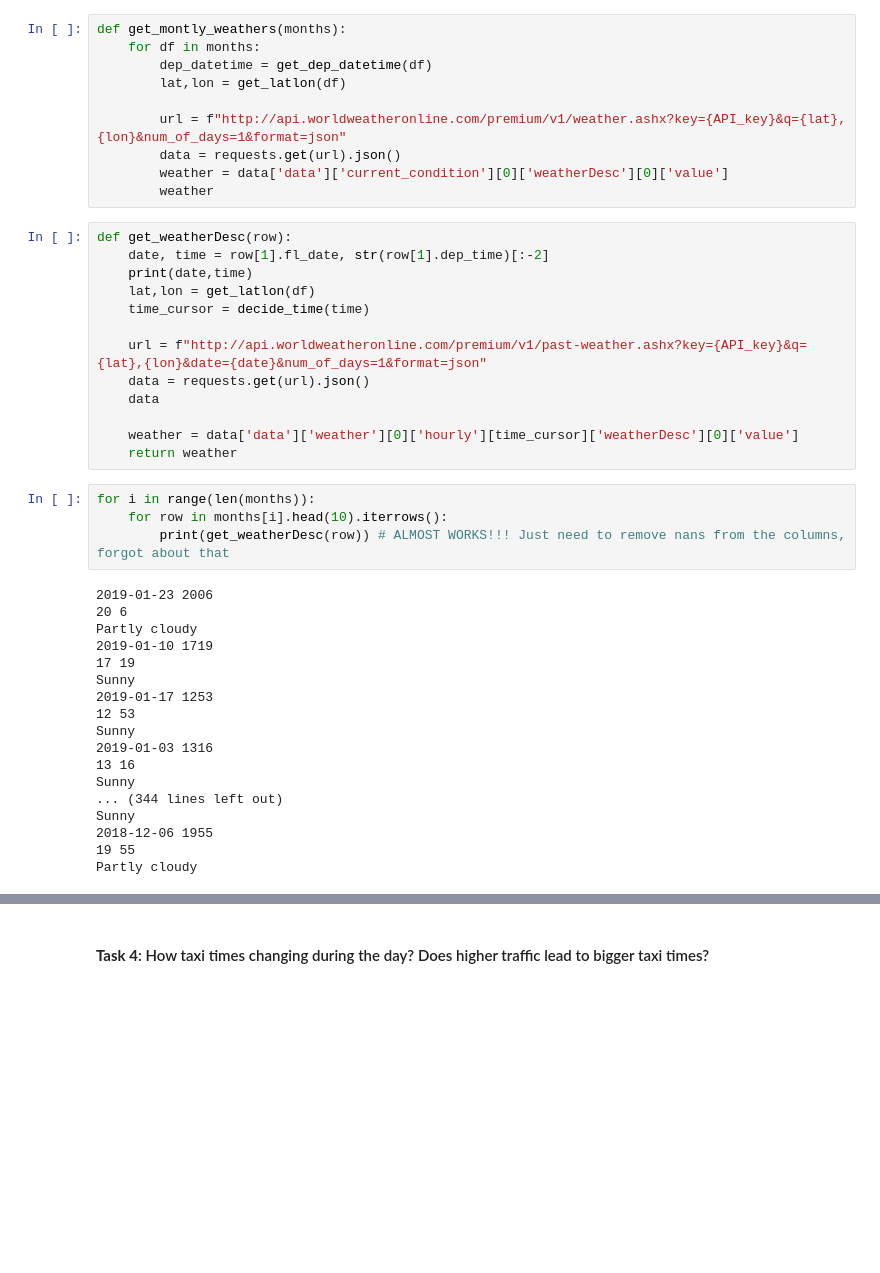
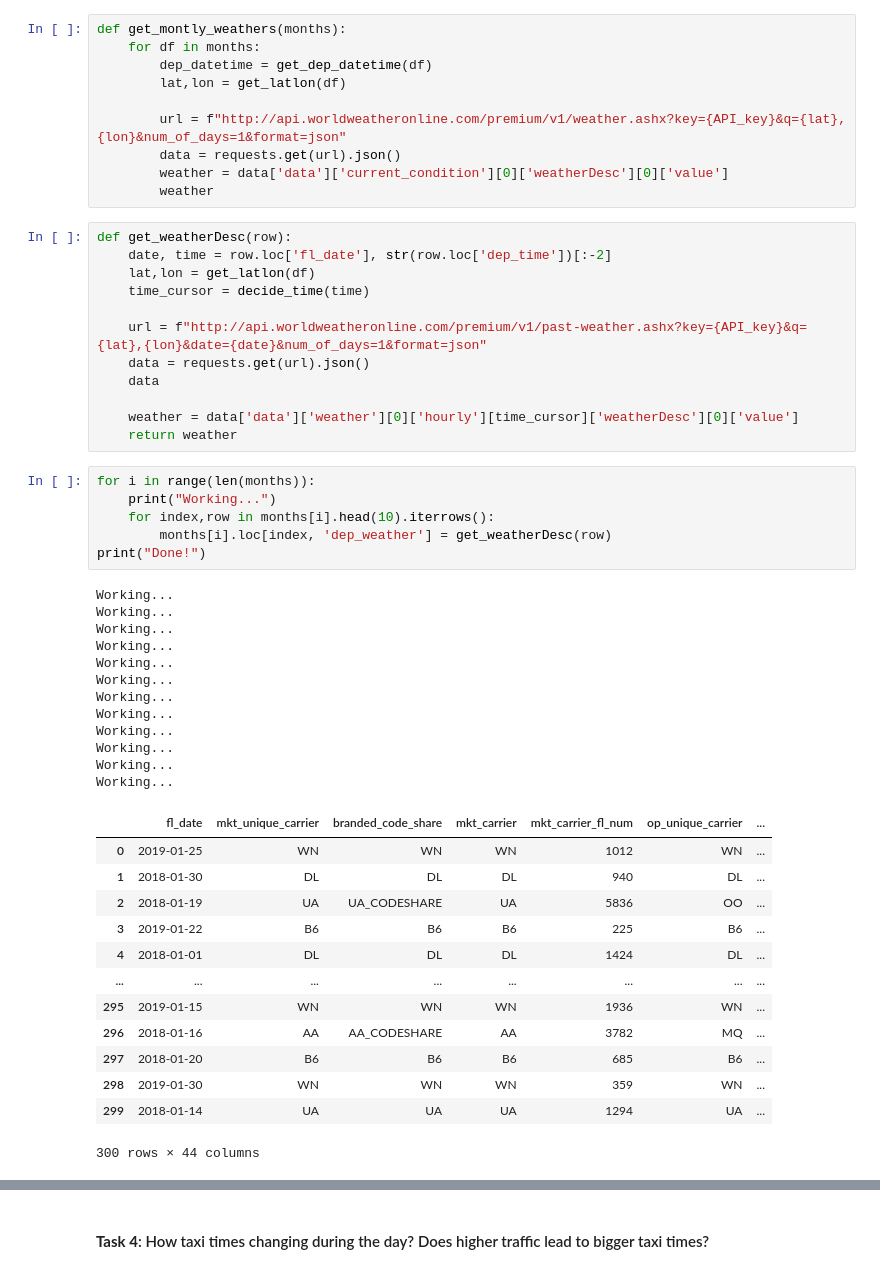
Before and after one commit to Richlorr/MidtermFlights, a Jupyter notebook: exploratory_analysis.ipynb, the cells around one changed output, grey strips where cells are left out. Cells and saved outputs as stored; diff of their text form; blank space fills up the shorter version.

```diff
--- a/exploratory_analysis.ipynb
+++ b/exploratory_analysis.ipynb
@@ -309,8 +310,7 @@ def get_montly_weathers(months):
         weather
 # %%
 def get_weatherDesc(row):
-    date, time = row[1].fl_date, str(row[1].dep_time)[:-2]
-    print(date,time)
+    date, time = row.loc['fl_date'], str(row.loc['dep_time'])[:-2]
     lat,lon = get_latlon(df)
     time_cursor = decide_time(time)
 
@@ -322,23 +322,33 @@ def get_weatherDesc(row):
     return weather
 # %%
 for i in range(len(months)):
-    for row in months[i].head(10).iterrows():
-        print(get_weatherDesc(row)) # ALMOST WORKS!!! Just need to remove nans from the columns, forgot about that
+    print("Working...")
+    for index,row in months[i].head(10).iterrows():
+        months[i].loc[index, 'dep_weather'] = get_weatherDesc(row)
+print("Done!")
 # %% [output]
-2019-01-23 2006
-20 6
-Partly cloudy
-2019-01-10 1719
-17 19
-Sunny
-2019-01-17 1253
-12 53
-Sunny
-2019-01-03 1316
-13 16
-Sunny
-... (344 lines left out)
-Sunny
-2018-12-06 1955
-19 55
-Partly cloudy
+Working...
+Working...
+Working...
+Working...
+Working...
+Working...
+Working...
+Working...
+Working...
+Working...
+Working...
+Working...
+|  | fl_date | mkt_unique_carrier | branded_code_share | mkt_carrier | mkt_carrier_fl_num | op_unique_carrier | ... |
+| 0 | 2019-01-25 | WN | WN | WN | 1012 | WN | ... |
+| 1 | 2018-01-30 | DL | DL | DL | 940 | DL | ... |
+| 2 | 2018-01-19 | UA | UA_CODESHARE | UA | 5836 | OO | ... |
+| 3 | 2019-01-22 | B6 | B6 | B6 | 225 | B6 | ... |
+| 4 | 2018-01-01 | DL | DL | DL | 1424 | DL | ... |
+| ... | ... | ... | ... | ... | ... | ... | ... |
+| 295 | 2019-01-15 | WN | WN | WN | 1936 | WN | ... |
+| 296 | 2018-01-16 | AA | AA_CODESHARE | AA | 3782 | MQ | ... |
+| 297 | 2018-01-20 | B6 | B6 | B6 | 685 | B6 | ... |
+| 298 | 2019-01-30 | WN | WN | WN | 359 | WN | ... |
+| 299 | 2018-01-14 | UA | UA | UA | 1294 | UA | ... |
+300 rows × 44 columns
```
Also changed, not shown: parts of 17 cells of this notebook.
